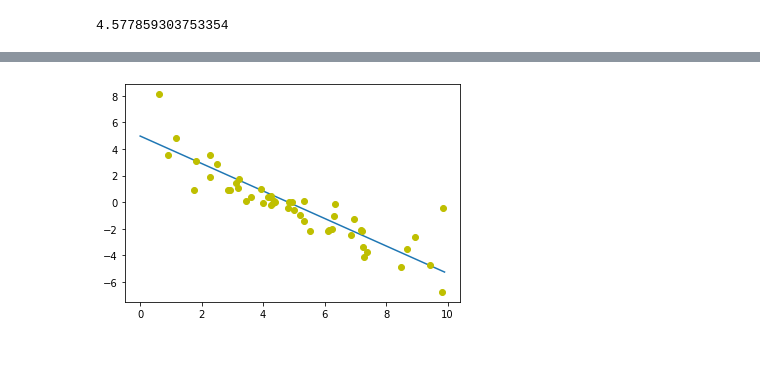
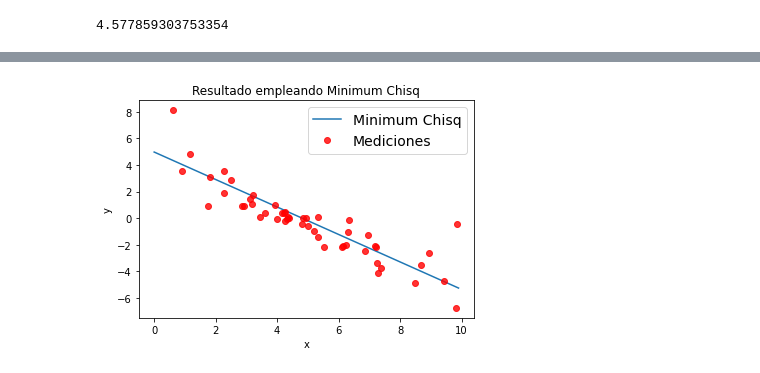
Before and after one commit to DCIDA2019/dcida2020ii-JDJPL, a Jupyter notebook: Oct16/Fitexercise_JDJPL.ipynb, the cells around one changed output, grey strips where cells are left out. Drawn from its saved outputs; the diff is of its cells as text; code cells hidden in the pictures.

```diff
--- a/Oct16/Fitexercise_JDJPL.ipynb
+++ b/Oct16/Fitexercise_JDJPL.ipynb
@@ -102,6 +102,10 @@ array([-1.03191018,  4.97297342])
-# %%
-plt.plot(x1,func(x1,popt[0],popt[1]))
-plt.plot(x2,y2,'yo')
-plt.show()
-# %% [output]
-[figure, removed]
+# %%
+plt.plot(x1,func(x1,popt[0],popt[1]),label="Minimum Chisq")
+plt.plot(x,y,'ro', alpha=0.8, lw=2, label="Mediciones")
+plt.legend(fontsize=14)
+plt.xlabel("x")
+plt.ylabel("y")
+plt.title("Resultado empleando Minimum Chisq")
+plt.show()
+# %% [output]
+[figure, added]
```
Also changed, not shown: parts of 14 cells of this notebook.
